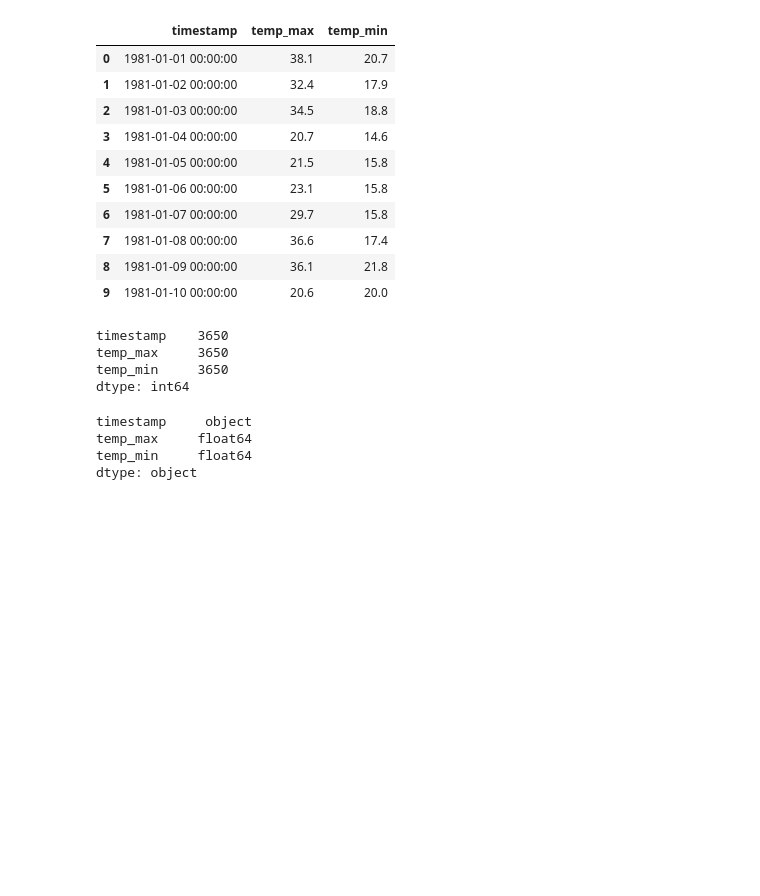
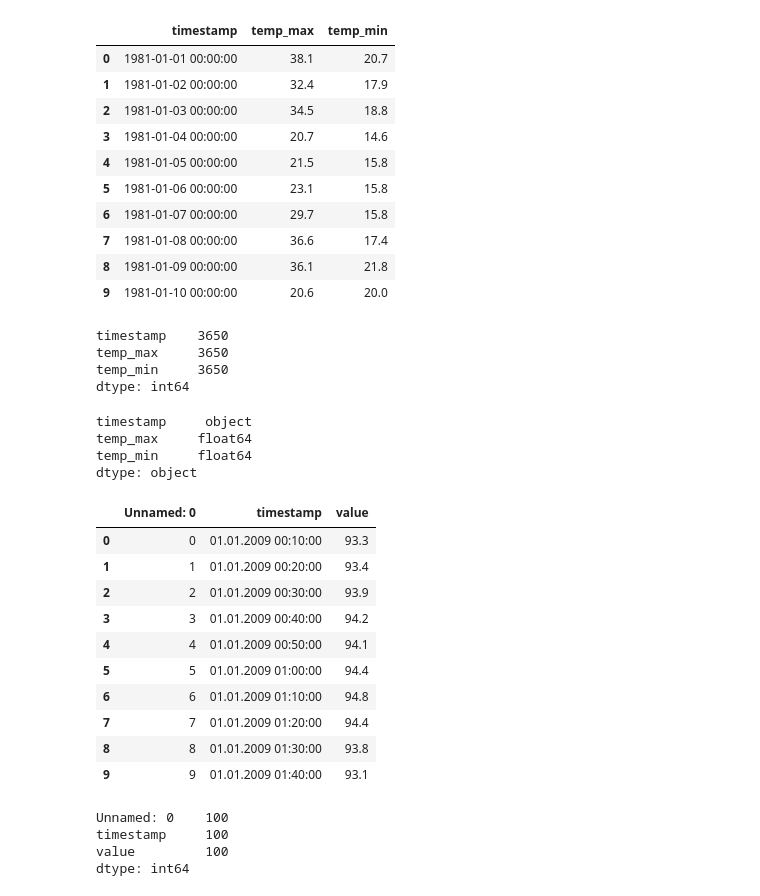
Before and after one commit to amelvatic/sciot, a Jupyter notebook: temp.ipynb, the cells around one changed output. Saved outputs shown, nothing was run; the diff lists cells and outputs as text; code cells hidden in the pictures; blank space fills up the shorter version.

```diff
--- a/temp.ipynb
+++ b/temp.ipynb
@@ -471,2 +472,24 @@ df_air['timestamp'] = pd.to_datetime(df_air['timestamp'])
 fig = px.line(df_air.head(72),x="timestamp",y="value")
 fig.show()
+# %%
+df_air = pd.read_csv('samples/air_humidity.csv').head(100)
+df_air.head(10)
+# %% [output]
+|  | Unnamed: 0 | timestamp | value |
+| 0 | 0 | 01.01.2009 00:10:00 | 93.3 |
+| 1 | 1 | 01.01.2009 00:20:00 | 93.4 |
+| 2 | 2 | 01.01.2009 00:30:00 | 93.9 |
+| 3 | 3 | 01.01.2009 00:40:00 | 94.2 |
+| 4 | 4 | 01.01.2009 00:50:00 | 94.1 |
+| 5 | 5 | 01.01.2009 01:00:00 | 94.4 |
+| 6 | 6 | 01.01.2009 01:10:00 | 94.8 |
+| 7 | 7 | 01.01.2009 01:20:00 | 94.4 |
+| 8 | 8 | 01.01.2009 01:30:00 | 93.8 |
+| 9 | 9 | 01.01.2009 01:40:00 | 93.1 |
+# %%
+df_air.count()
+# %% [output]
+Unnamed: 0    100
+timestamp     100
+value         100
+dtype: int64
```
Also changed, not shown: parts of 8 cells of this notebook, 1 other file.
